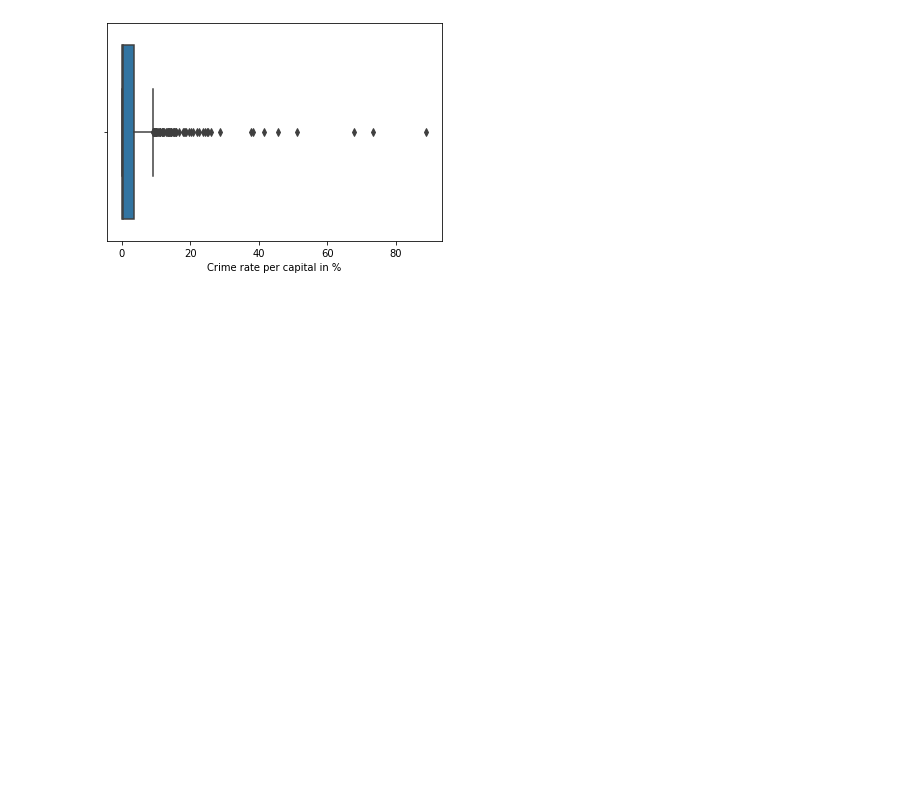
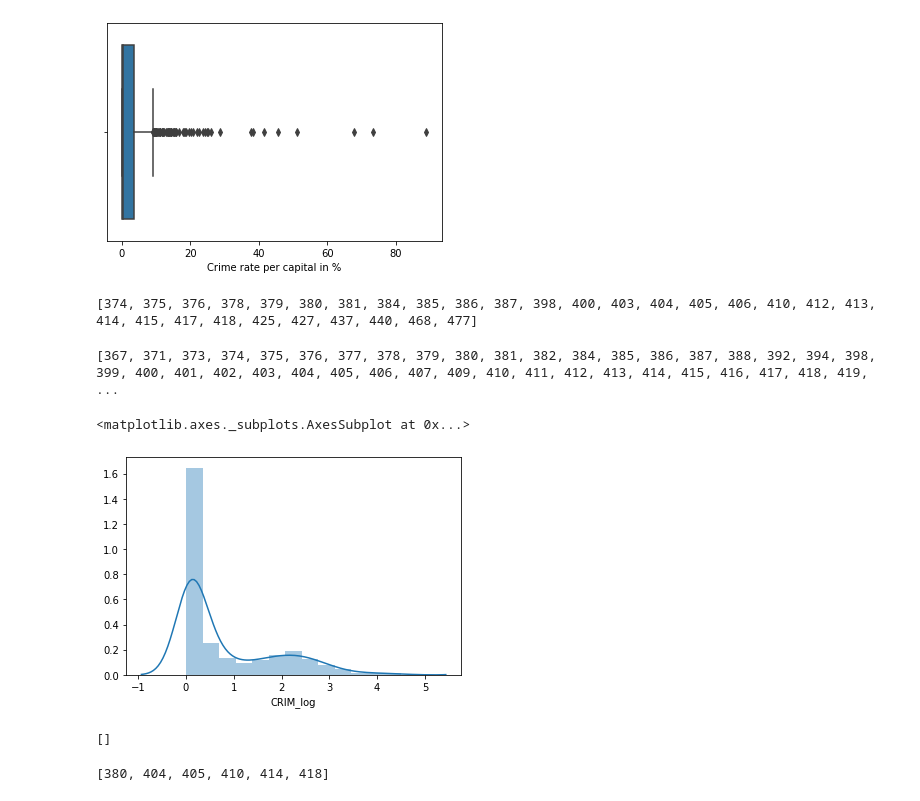
Before and after one commit to talam1992/Detecting_and_Treating_Outliers, a Jupyter notebook: Detecting_Treating_Outliers.ipynb, the cells around one changed output. Cells and saved outputs as stored; diff of their text form; code cells hidden in the pictures; blank space fills up the shorter version.

Commit message:
Detecting and Treating Outliers

```diff
--- a/Detecting_Treating_Outliers.ipynb
+++ b/Detecting_Treating_Outliers.ipynb
@@ -50,0 +80,20 @@ Text(0.5, 0, 'Crime rate per capital in %')
+# %%
+print(probable_outliers_tm)
+# %% [output]
+[374, 375, 376, 378, 379, 380, 381, 384, 385, 386, 387, 398, 400, 403, 404, 405, 406, 410, 412, 413, 414, 415, 417, 418, 425, 427, 437, 440, 468, 477]
+# %%
+print(possible_outliers_tm)
+# %% [output]
+[367, 371, 373, 374, 375, 376, 377, 378, 379, 380, 381, 382, 384, 385, 386, 387, 388, 392, 394, 398, 399, 400, 401, 402, 403, 404, 405, 406, 407, 409, 410, 411, 412, 413, 414, 415, 416, 417, 418, 419, ...
+# %%
+#Transform 'CRIM' to log
+log_CRIM = np.log(df['CRIM'])
+df['CRIM_man'] = df['CRIM']+1
+log_CRIM = np.log(df['CRIM_man'])
+df['CRIM_log'] = log_CRIM
+# %%
+#Plot
+sns.distplot(df['CRIM_log'])
+# %% [output]
+<matplotlib.axes._subplots.AxesSubplot at 0x...>
+[figure, added]
@@ -50,0 +103,8 @@ Text(0.5, 0, 'Crime rate per capital in %')
+# %%
+print(probable_outliers_logiq)
+# %% [output]
+[]
+# %%
+print(possible_outliers_logiq)
+# %% [output]
+[380, 404, 405, 410, 414, 418]
```
Also changed, not shown: parts of 7 cells of this notebook.
